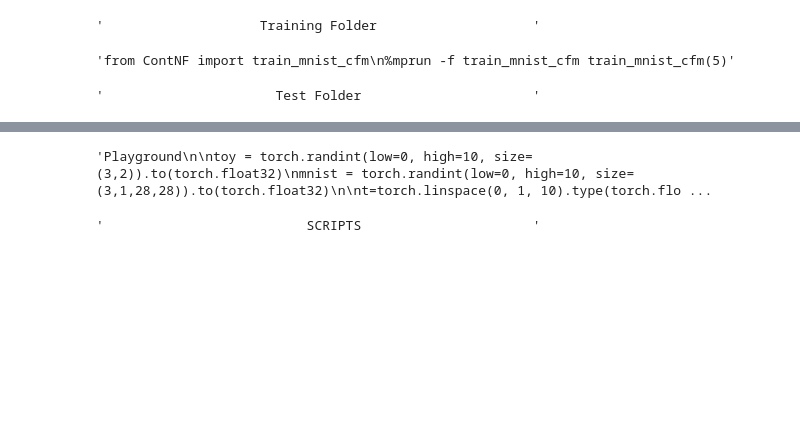
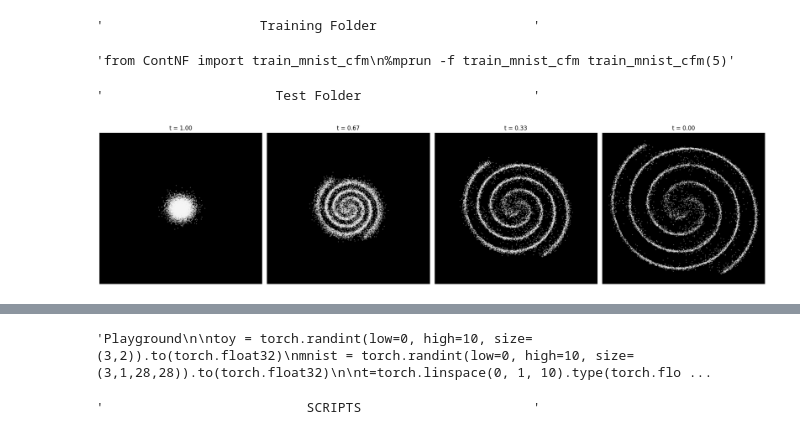
Before and after one commit to rfleckp/ContNormFlows, a Jupyter notebook: ContNF.ipynb, the cells around one changed output, grey strips where cells are left out. Cells and saved outputs as stored; diff of their text form; code cells hidden in the pictures; blank space fills up the shorter version.

```diff
--- a/ContNF.ipynb
+++ b/ContNF.ipynb
@@ -215,7 +215,7 @@ class NODE(nn.Module):
         self.odefunc = ode_func
 
     def forward(self, x, traj=False, t=torch.linspace(1, 0, 2).type(torch.float32)):
-        flow = odeint(self.odefunc, x, t,
+        flow = odeint(self.odefunc, x.to(device), t.to(device),
                               method="dopri5",
                               atol=1e-3,
                               rtol=1e-3,)
@@ -1644,19 +1644,19 @@ def setup_model_and_data(dataset: str, seed: int=10, toy_samples: int=2000):
 
     if dataset == "mnist":
         y = test_loader
-        x = torch.randn((len(test_loader), 128, 1, 28, 28))
-        odefunc = UNet()
+        x = torch.randn((len(test_loader), 128, 1, 28, 28)).to(device)
+        odefunc = UNet().to(device)
     else:
         y = sampler(dataset)(toy_samples)
-        x = torch.randn_like(y).unsqueeze(0)
-        y = [(y, 0)]
-        odefunc = MLP()
+        x = torch.randn_like(y).unsqueeze(0).to(device)
+        y = [(y.to(device), 0)]
+        odefunc = MLP().to(device)
 
     return x, y, odefunc
 
 
 def evaluate_model(path, x, y, odefunc):
-    odefunc.load_state_dict(torch.load(path))
+    odefunc.load_state_dict(torch.load(path, map_location=device))
     odefunc.eval()
 
     cont_NF = NODE(odefunc)
@@ -1730,7 +1739,7 @@ def toy_density_estimation1(model_path:str, seed:int = 3):
     t=torch.linspace(1,0,4).type(torch.float32)
     x = x[0]
 
-    odefunc.load_state_dict(torch.load(model_path))
+    odefunc.load_state_dict(torch.load(model_path, map_location=device))
     odefunc.eval()
 
     cont_NF = NODE(odefunc)
@@ -1766,7 +1775,7 @@ def toy_density_estimation2(model_path: str, seed: int=3):
     t=torch.linspace(1,0,4).type(torch.float32)
     x = x[0]
 
-    odefunc.load_state_dict(torch.load(model_path))
+    odefunc.load_state_dict(torch.load(model_path, map_location=device))
     odefunc.eval()
 
     cont_NF = NODE(odefunc)
@@ -1801,7 +1810,7 @@ def plot_toy_flow(model_path: str, seed: int=3):
     limit = set_plot_limits(dataset)
     Y, X = np.mgrid[-limit:limit:100j, -limit:limit:100j]
 
-    odefunc.load_state_dict(torch.load(model_path))
+    odefunc.load_state_dict(torch.load(model_path, map_location=device))
     odefunc.eval()
 
     a, b = X.flatten(), Y.flatten()
@@ -1831,7 +1840,7 @@ def plot_toy_flow2(model_path: str, samples: int=15,  seed: int=3):
     color = np.linspace(0, 1, samples)
     x = x[0]
 
-    odefunc.load_state_dict(torch.load(model_path))
+    odefunc.load_state_dict(torch.load(model_path, map_location=device))
     odefunc.eval()
 
     cont_NF = NODE(odefunc)
@@ -1863,0 +1869,4 @@ def plot_toy_flow2(model_path: str, samples: int=15,  seed: int=3):
+# %%
+toy_density_estimation1("spirals/cfm/models/100000_model.pt copy")
+# %% [output]
+[figure, added]
```
Also changed, not shown: parts of 4 cells of this notebook.
